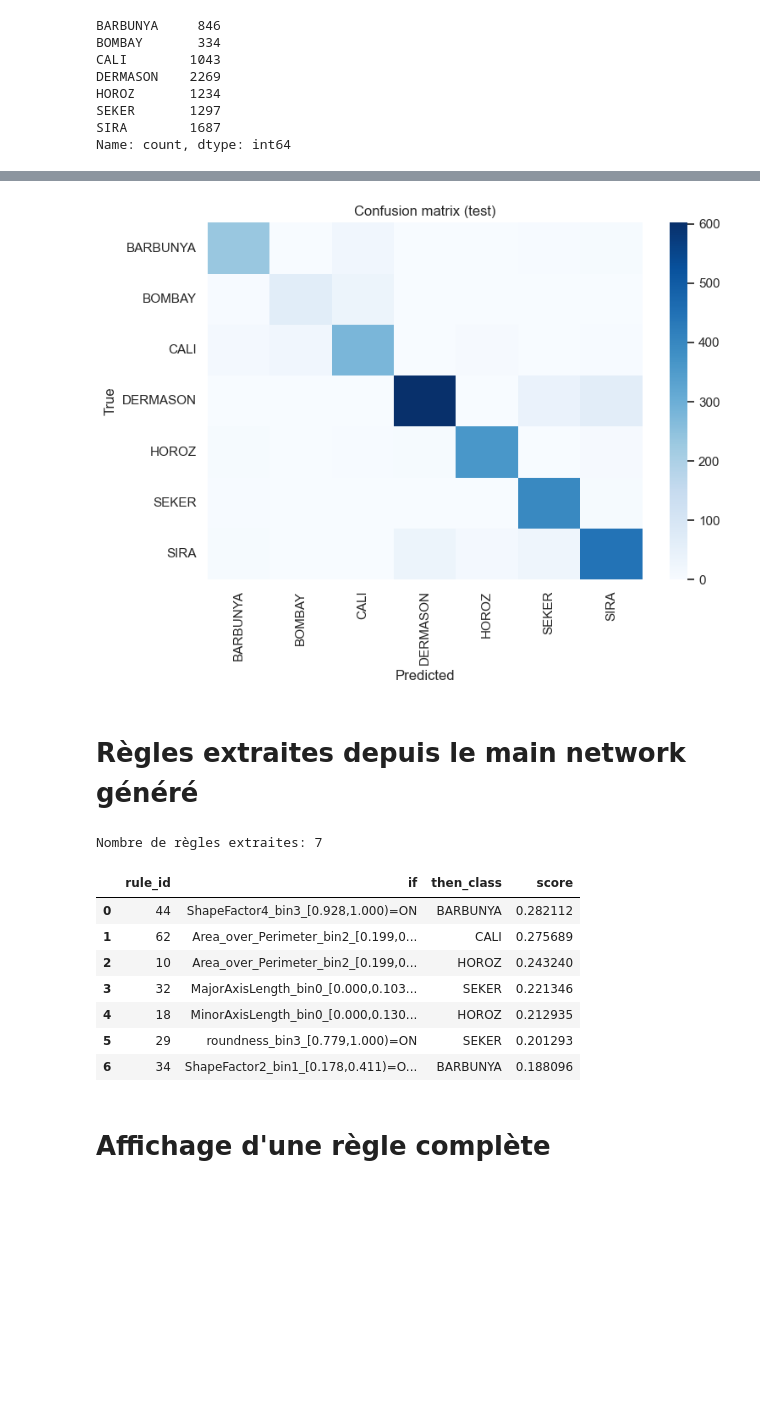
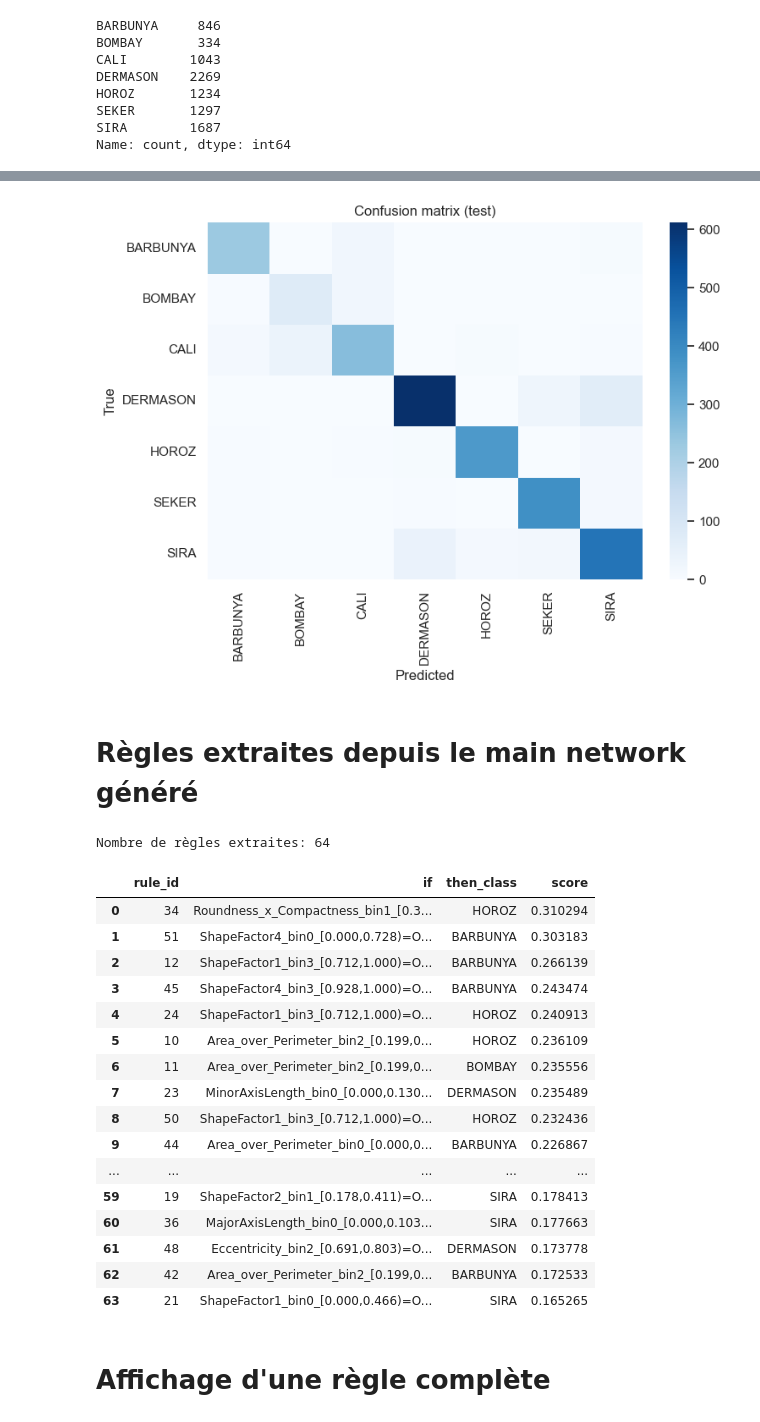
Before and after one commit to erickTsaf237/Master-work, a Jupyter notebook: HyConEx_from_scratch/notebooks/nouveau_module_dry_bean_drnet_cf.ipynb, the cells around one changed output, grey strips where cells are left out. Cells and saved outputs as stored; diff of their text form; code cells hidden in the pictures; blank space fills up the shorter version.

```diff
--- a/HyConEx_from_scratch/notebooks/nouveau_module_dry_bean_drnet_cf.ipynb
+++ b/HyConEx_from_scratch/notebooks/nouveau_module_dry_bean_drnet_cf.ipynb
@@ -76,6 +76,7 @@ cfg = HybridDRConfig(
     cf_lambda=0.30,
     flip_lambda=0.08,
     rule_sparsity_lambda=0.002,
+    temperature=0.15,  # tau HyperLogic h(u)=exp(-u^2/tau)
 )
 
 trainer = HybridDRTrainer(cfg, device=device)
@@ -171,36 +172,45 @@ plt.ylabel('True')
 plt.tight_layout()
 plt.show()
 # %% [output]
-[figure, old version]
+[figure, new version]
 # %% [markdown]
 # Règles extraites depuis le main network généré
 # %%
 from IPython.display import display
 
-rules = trainer.export_rules(top_per_rule=10, min_abs_weight=1.9)
+rules = trainer.export_rules(top_per_rule=4, min_abs_weight=0.05)
 rules_df = pd.DataFrame(rules)
 print('Nombre de règles extraites:', len(rules_df))
 
 # Affichage complet : pas de troncature des colonnes (surtout la liste `if`).
 rules_df_show = rules_df.copy()
 rules_df_show['if'] = rules_df_show['if'].apply(lambda conds: ' AND\n'.join(conds))
 
 with pd.option_context(
     'display.max_colwidth', None,
     'display.max_rows', None,
     'display.width', None,
 ):
     display(rules_df_show)
 # %% [output]
-Nombre de règles extraites: 7
+Nombre de règles extraites: 64
 |  | rule_id | if | then_class | score |
-| 0 | 44 | ShapeFactor4_bin3_[0.928,1.000)=ON | BARBUNYA | 0.282112 |
-| 1 | 62 | Area_over_Perimeter_bin2_[0.199,0... | CALI | 0.275689 |
-| 2 | 10 | Area_over_Perimeter_bin2_[0.199,0... | HOROZ | 0.243240 |
-| 3 | 32 | MajorAxisLength_bin0_[0.000,0.103... | SEKER | 0.221346 |
-| 4 | 18 | MinorAxisLength_bin0_[0.000,0.130... | HOROZ | 0.212935 |
-| 5 | 29 | roundness_bin3_[0.779,1.000)=ON | SEKER | 0.201293 |
-| 6 | 34 | ShapeFactor2_bin1_[0.178,0.411)=O... | BARBUNYA | 0.188096 |
+| 0 | 34 | Roundness_x_Compactness_bin1_[0.3... | HOROZ | 0.310294 |
+| 1 | 51 | ShapeFactor4_bin0_[0.000,0.728)=O... | BARBUNYA | 0.303183 |
+| 2 | 12 | ShapeFactor1_bin3_[0.712,1.000)=O... | BARBUNYA | 0.266139 |
+| 3 | 45 | ShapeFactor4_bin3_[0.928,1.000)=O... | BARBUNYA | 0.243474 |
+| 4 | 24 | ShapeFactor1_bin3_[0.712,1.000)=O... | HOROZ | 0.240913 |
+| 5 | 10 | Area_over_Perimeter_bin2_[0.199,0... | HOROZ | 0.236109 |
+| 6 | 11 | Area_over_Perimeter_bin2_[0.199,0... | BOMBAY | 0.235556 |
+| 7 | 23 | MinorAxisLength_bin0_[0.000,0.130... | DERMASON | 0.235489 |
+| 8 | 50 | ShapeFactor1_bin3_[0.712,1.000)=O... | HOROZ | 0.232436 |
+| 9 | 44 | Area_over_Perimeter_bin0_[0.000,0... | BARBUNYA | 0.226867 |
+| ... | ... | ... | ... | ... |
+| 59 | 19 | ShapeFactor2_bin1_[0.178,0.411)=O... | SIRA | 0.178413 |
+| 60 | 36 | MajorAxisLength_bin0_[0.000,0.103... | SIRA | 0.177663 |
+| 61 | 48 | Eccentricity_bin2_[0.691,0.803)=O... | DERMASON | 0.173778 |
+| 62 | 42 | Area_over_Perimeter_bin2_[0.199,0... | BARBUNYA | 0.172533 |
+| 63 | 21 | ShapeFactor1_bin0_[0.000,0.466)=O... | SIRA | 0.165265 |
 # %% [markdown]
 # Affichage d'une règle complète
 # %%
```
Also changed, not shown: parts of 7 cells of this notebook, 6 other files.
